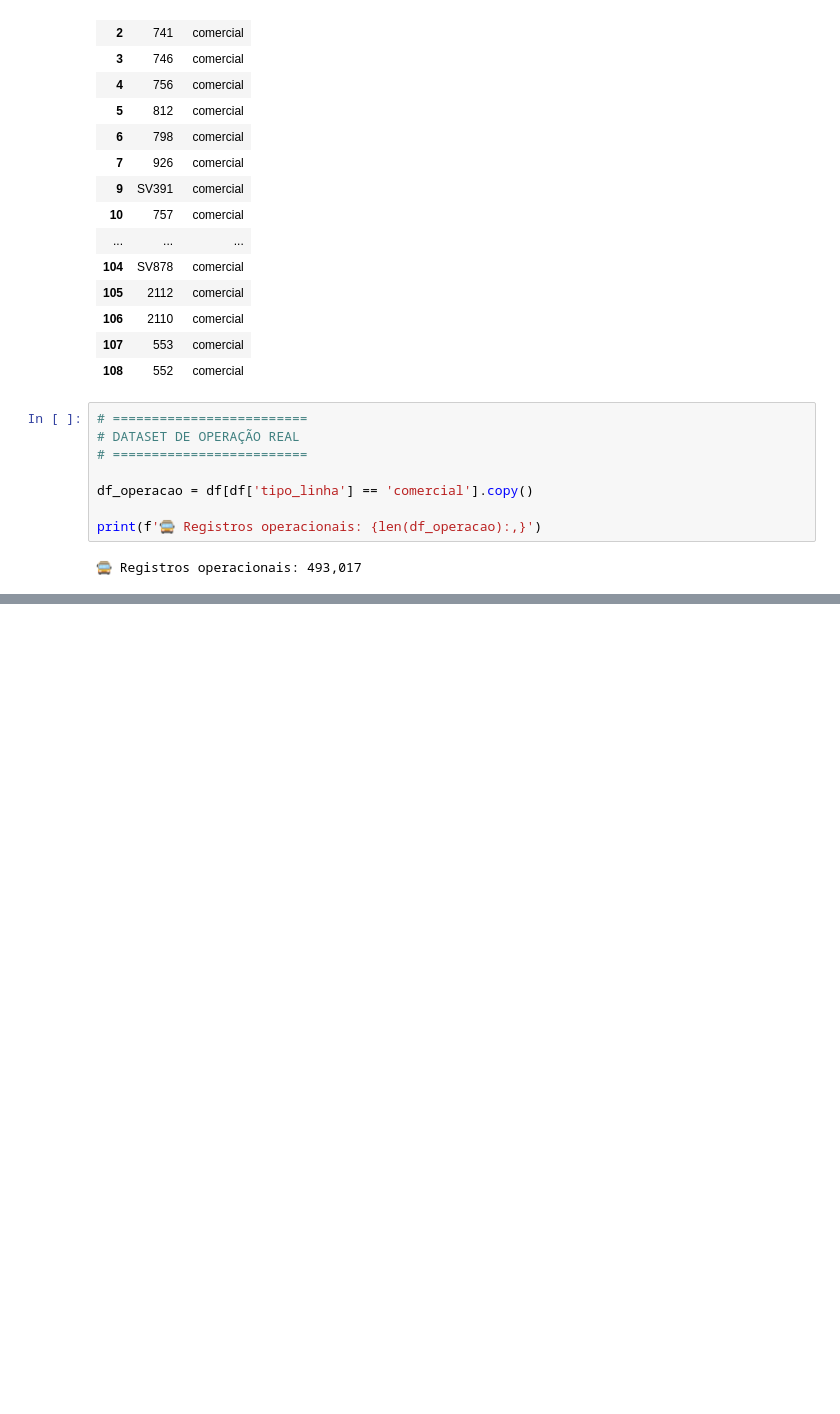
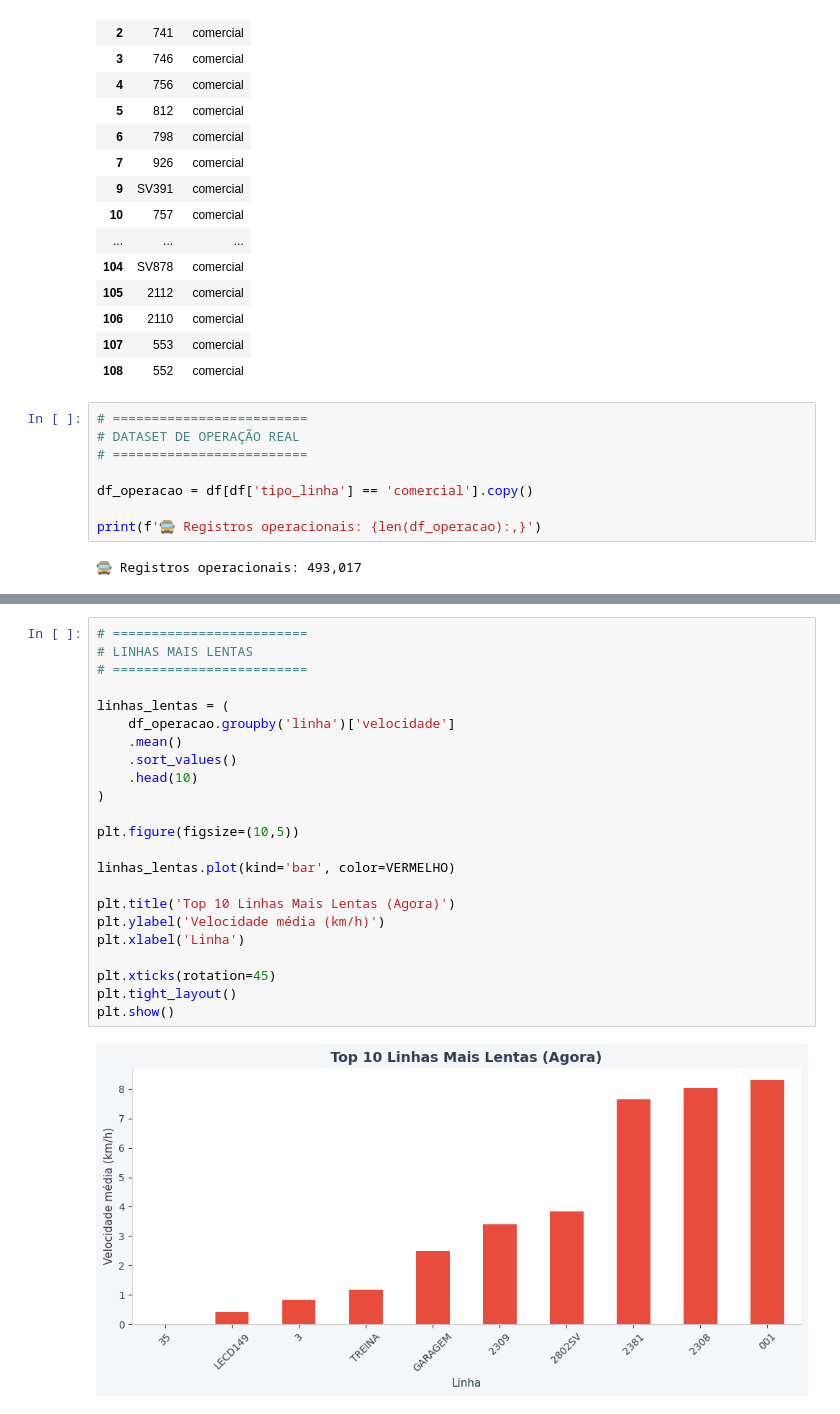
Before and after one commit to viniciusgonc/big_data_proj, a Jupyter notebook: codigo/gold_análises_av2_big_data.ipynb, the cells around one changed output, grey strips where cells are left out. Drawn from its saved outputs; the diff is of its cells as text; blank space fills up the shorter version.

```diff
--- a/codigo/gold_análises_av2_big_data.ipynb
+++ b/codigo/gold_análises_av2_big_data.ipynb
@@ -166,0 +307,25 @@ print(f'🛑 % parados: {pct_parados:.2f}%')
+# %%
+# =========================
+# LINHAS MAIS LENTAS
+# =========================
+
+linhas_lentas = (
+    df_operacao.groupby('linha')['velocidade']
+    .mean()
+    .sort_values()
+    .head(10)
+)
+
+plt.figure(figsize=(10,5))
+
+linhas_lentas.plot(kind='bar', color=VERMELHO)
+
+plt.title('Top 10 Linhas Mais Lentas (Agora)')
+plt.ylabel('Velocidade média (km/h)')
+plt.xlabel('Linha')
+
+plt.xticks(rotation=45)
+plt.tight_layout()
+plt.show()
+# %% [output]
+[figure, added]
```
Also changed, not shown: parts of 9 cells of this notebook, 1 other file.
